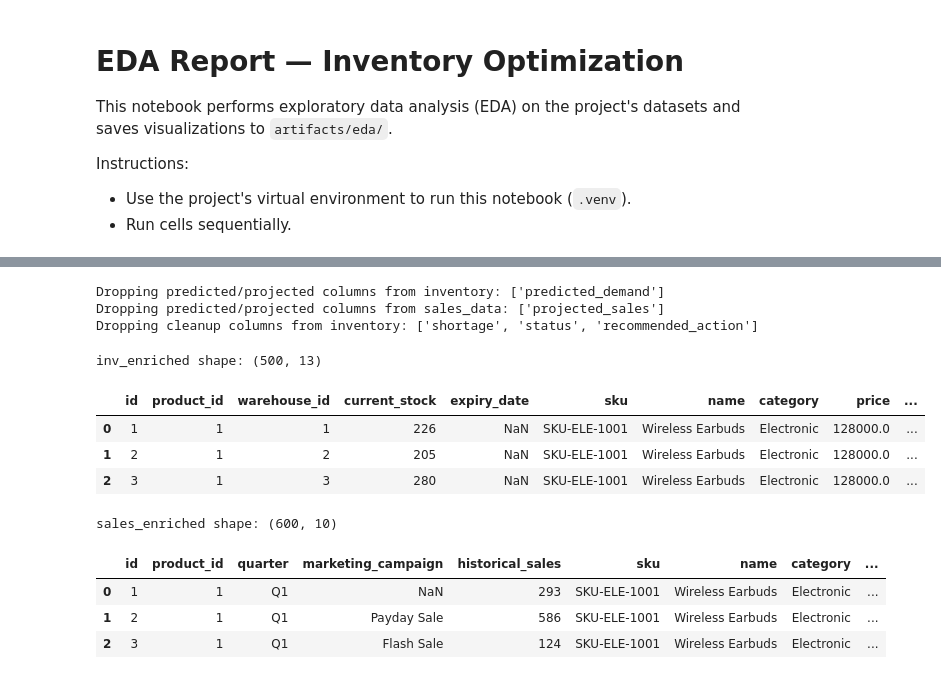
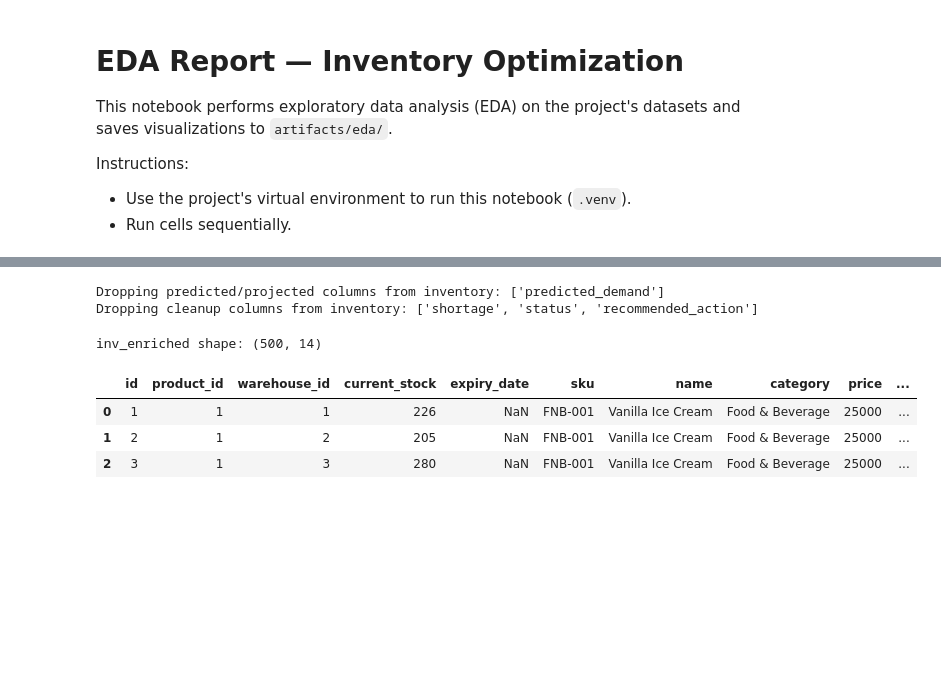
Before and after one commit to fhatikaadr/FlowStock-AI, a Jupyter notebook: eda_report.ipynb, the cells around one changed output, grey strips where cells are left out. Saved outputs shown, nothing was run; the diff lists cells and outputs as text; code cells hidden in the pictures; blank space fills up the shorter version.

```diff
--- a/eda_report.ipynb
+++ b/eda_report.ipynb
@@ -27,7 +27,6 @@ files = {
     "warehouses": DATA_DIR / "warehouses.csv",
     "products": DATA_DIR / "products.csv",
     "store_sales": DATA_DIR / "store_sales.csv",
-    "sales_data": DATA_DIR / "sales_data.csv",
 }
 
 # Load if exists (tampilkan info dasar)
@@ -38,8 +37,6 @@ for name, path in files.items():
             dfs[name] = pd.read_csv(path)
             if name == 'store_sales' and 'date' in dfs[name].columns:
                 dfs[name]['date'] = pd.to_datetime(dfs[name]['date'], errors='coerce')
-            elif name == 'sales_data' and 'period_date' in dfs[name].columns:
-                dfs[name]['period_date'] = pd.to_datetime(dfs[name]['period_date'], errors='coerce')
         except Exception as e:
             print(f"Error loading {name}: {e}")
             dfs[name] = None
@@ -126,7 +124,6 @@ inventory = dfs.get("inventory")
 products = dfs.get("products")
 warehouses = dfs.get("warehouses")
 store_sales = dfs.get("store_sales")
-sales_data = dfs.get("sales_data")
 
 def drop_predicted_cols(df, label):
     if df is None:
@@ -139,7 +136,6 @@ def drop_predicted_cols(df, label):
     return df
 
 inventory = drop_predicted_cols(inventory, "inventory")
-sales_data = drop_predicted_cols(sales_data, "sales_data")
 
 # Drop columns requested for inventory cleanup
 if inventory is not None:
@@ -152,46 +148,30 @@ if inventory is not None:
         print("No cleanup columns to drop from inventory")
 # %% [output]
 Dropping predicted/projected columns from inventory: ['predicted_demand']
-Dropping predicted/projected columns from sales_data: ['projected_sales']
 Dropping cleanup columns from inventory: ['shortage', 'status', 'recommended_action']
 # %%
 # Merge inventory with product & warehouse info (no predicted columns)
 inv_enriched = None
 if inventory is not None:
     inv_enriched = inventory.copy()
     if products is not None:
         inv_enriched = inv_enriched.merge(
             products.rename(columns={"id":"product_id"}),
             how="left", left_on="product_id", right_on="product_id", suffixes=("","_prod")
         )
     if warehouses is not None:
         inv_enriched = inv_enriched.merge(
             warehouses.rename(columns={"id":"warehouse_id"}),
             how="left", left_on="warehouse_id", right_on="warehouse_id", suffixes=("","_wh")
         )
     print("inv_enriched shape:", inv_enriched.shape)
     display(inv_enriched.head(3))
-
-# Merge sales_data with products for price/category context (historical_sales only)
-sales_enriched = None
-if sales_data is not None and products is not None:
-    sales_enriched = sales_data.merge(
-        products.rename(columns={"id":"product_id"}),
-        how="left", on="product_id", suffixes=("","_prod")
-    )
-    print("sales_enriched shape:", sales_enriched.shape)
-    display(sales_enriched.head(3))
 # %% [output]
-inv_enriched shape: (500, 13)
+inv_enriched shape: (500, 14)
 |  | id | product_id | warehouse_id | current_stock | expiry_date | sku | name | category | price | ... |
-| 0 | 1 | 1 | 1 | 226 | NaN | SKU-ELE-1001 | Wireless Earbuds | Electronic | 128000.0 | ... |
-| 1 | 2 | 1 | 2 | 205 | NaN | SKU-ELE-1001 | Wireless Earbuds | Electronic | 128000.0 | ... |
-| 2 | 3 | 1 | 3 | 280 | NaN | SKU-ELE-1001 | Wireless Earbuds | Electronic | 128000.0 | ... |
+| 0 | 1 | 1 | 1 | 226 | NaN | FNB-001 | Vanilla Ice Cream | Food & Beverage | 25000 | ... |
+| 1 | 2 | 1 | 2 | 205 | NaN | FNB-001 | Vanilla Ice Cream | Food & Beverage | 25000 | ... |
+| 2 | 3 | 1 | 3 | 280 | NaN | FNB-001 | Vanilla Ice Cream | Food & Beverage | 25000 | ... |
-sales_enriched shape: (600, 10)
-|  | id | product_id | quarter | marketing_campaign | historical_sales | sku | name | category | ... |
-| 0 | 1 | 1 | Q1 | NaN | 293 | SKU-ELE-1001 | Wireless Earbuds | Electronic | ... |
-| 1 | 2 | 1 | Q1 | Payday Sale | 586 | SKU-ELE-1001 | Wireless Earbuds | Electronic | ... |
-| 2 | 3 | 1 | Q1 | Flash Sale | 124 | SKU-ELE-1001 | Wireless Earbuds | Electronic | ... |
 # %%
 # Distribusi produk per kategori
 if products is not None:
```
Also changed, not shown: parts of 7 cells of this notebook, 14 other files.
